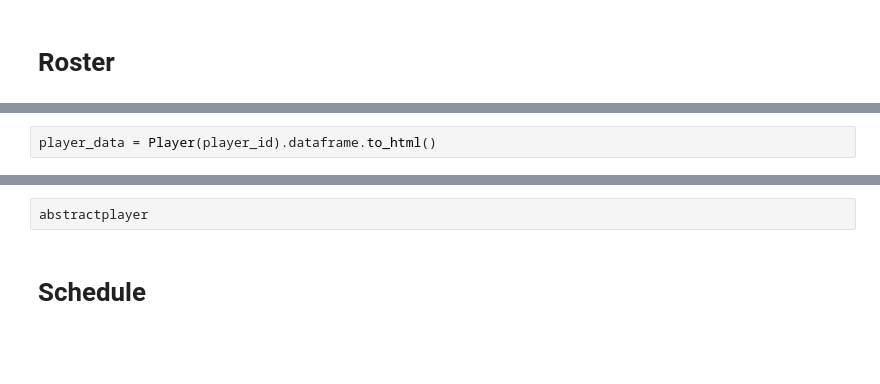
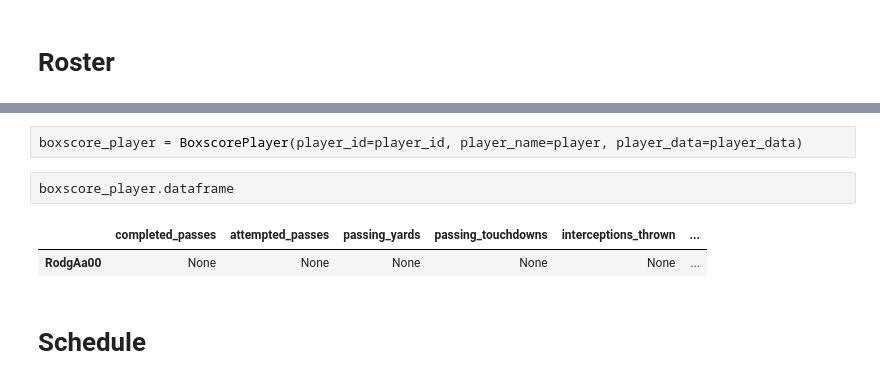
Before and after one commit to LTonstad/Predictive-Analytics-using-Sportsipy, a Jupyter notebook: sportsipy_try.ipynb, the cells around one changed output, grey strips where cells are left out. Drawn from its saved outputs; the diff is of its cells as text; blank space fills up the shorter version.

```diff
--- a/sportsipy_try.ipynb
+++ b/sportsipy_try.ipynb
@@ -124,2 +161,0 @@ player
-# %%
-player_data = Player(player_id).dataframe.to_html()
@@ -129,5 +179,10 @@ abstractplayer
-# %%
-abstractplayer
+# %%
+boxscore_player = BoxscorePlayer(player_id=player_id, player_name=player, player_data=player_data)
+# %%
+boxscore_player.dataframe
+# %% [output]
+|  | completed_passes | attempted_passes | passing_yards | passing_touchdowns | interceptions_thrown | ... |
+| RodgAa00 | None | None | None | None | None | ... |
 # %% [markdown]
 # Schedule
 # %%
```
Also changed, not shown: parts of 27 cells of this notebook, 8 other files.
